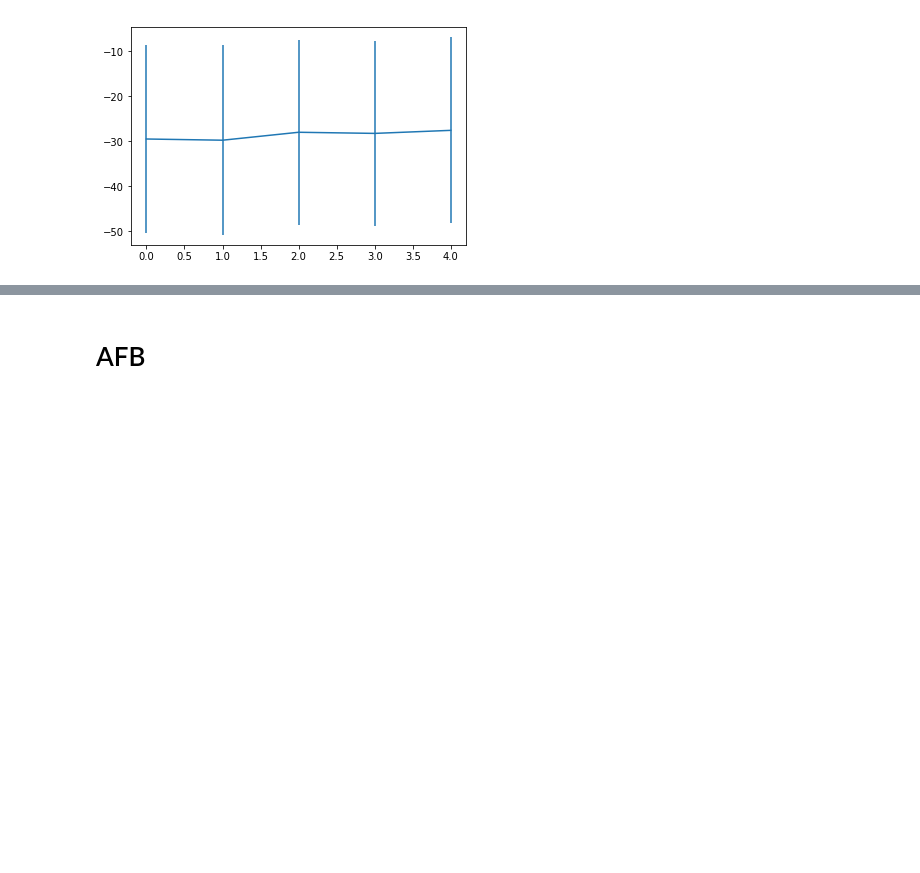
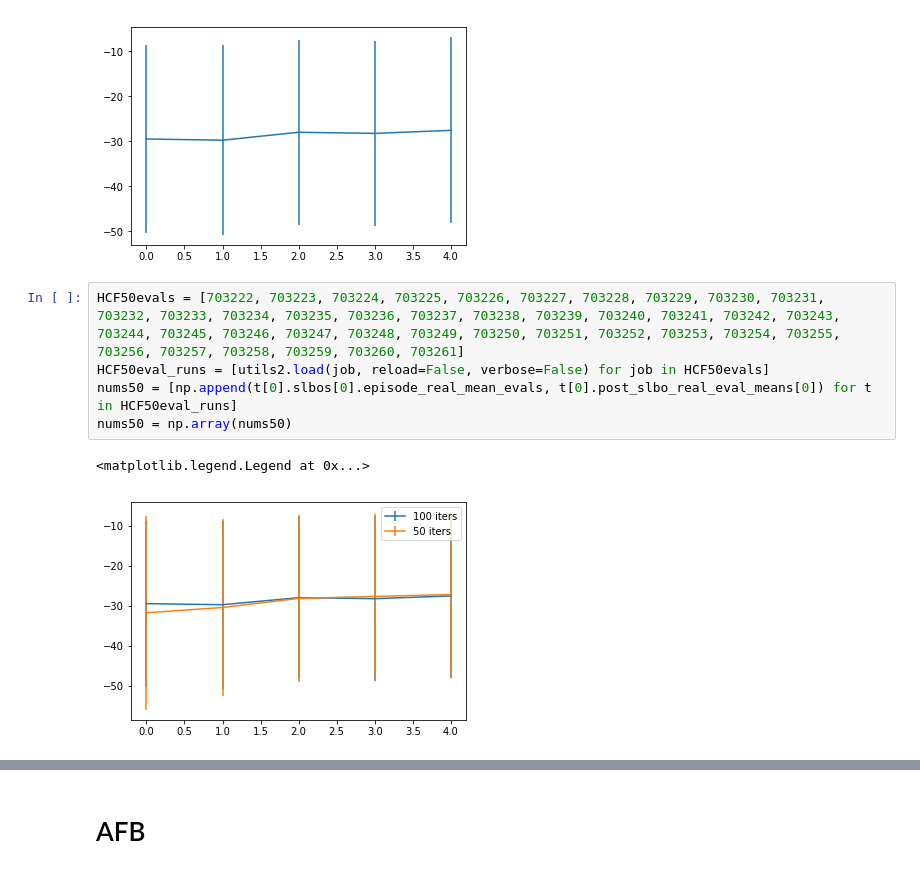
Before and after one commit to nlandolfi/slbo, a Jupyter notebook: notebooks/ALL.ipynb, the cells around one changed output, grey strips where cells are left out. Drawn from its saved outputs; the diff is of its cells as text; blank space fills up the shorter version.

```diff
--- a/notebooks/ALL.ipynb
+++ b/notebooks/ALL.ipynb
@@ -109,3 +109,11 @@ time data '2019-05-13T00:14:38' does not match format '%Y-%m-%dT%H:%M:%S.%f'
 {'level': 'info', 'fmt': '[TRPO] # %d: n_episodes = %d, returns: {mean = %.0f, std = %.0f}, dist std = %.10f, dist mean = %.10f, vf_loss = %.3f', 'args': [36, 20, -2.595461505259329, 0.263513354036506 ...
 <ErrorbarContainer object of 3 artists>
 [figure]
+# %%
+HCF50evals = [703222, 703223, 703224, 703225, 703226, 703227, 703228, 703229, 703230, 703231, 703232, 703233, 703234, 703235, 703236, 703237, 703238, 703239, 703240, 703241, 703242, 703243, 703244, 703245, 703246, 703247, 703248, 703249, 703250, 703251, 703252, 703253, 703254, 703255, 703256, 703257, 703258, 703259, 703260, 703261]
+HCF50eval_runs = [utils2.load(job, reload=False, verbose=False) for job in HCF50evals]
+nums50 = [np.append(t[0].slbos[0].episode_real_mean_evals, t[0].post_slbo_real_eval_means[0]) for t in HCF50eval_runs]
+nums50 = np.array(nums50)
+# %% [output]
+<matplotlib.legend.Legend at 0x...>
+[figure, added]
```
Also changed, not shown: parts of 7 cells of this notebook, 16 other files.
